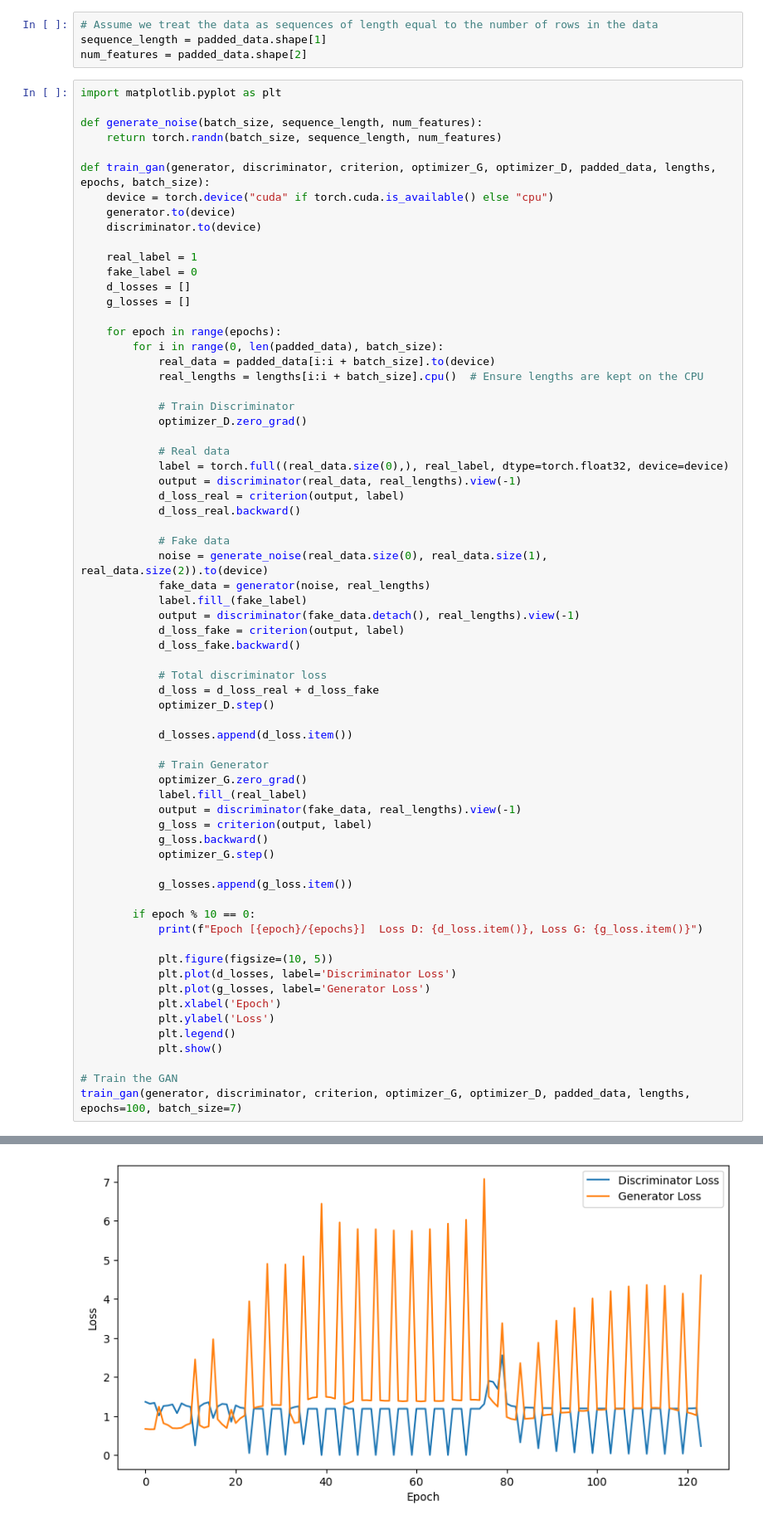
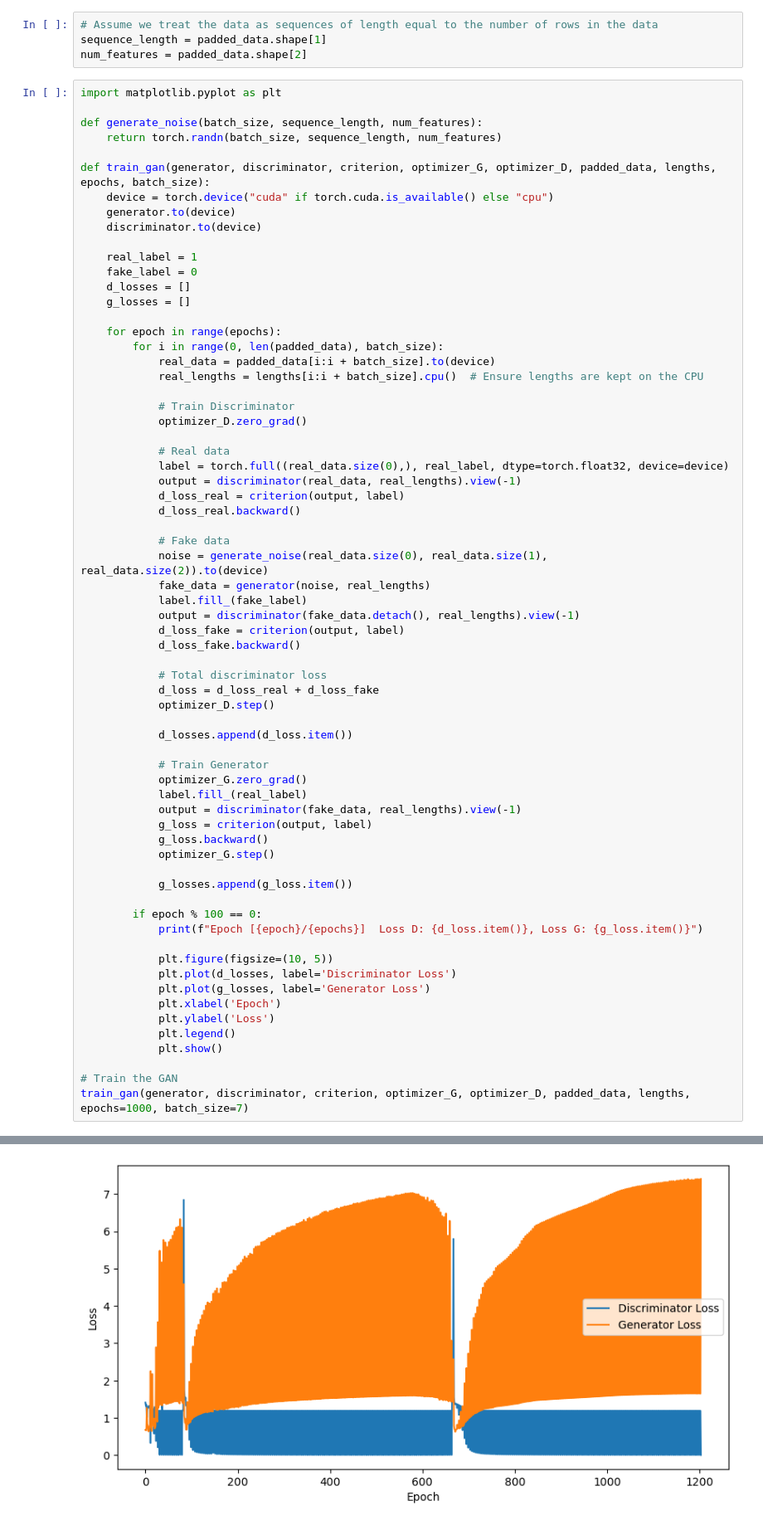
Before and after one commit to MarshallWylder/Kew, a Jupyter notebook: GAN2.ipynb, the cells around one changed output, grey strips where cells are left out. Shown at 83% size. Cells and saved outputs as stored; diff of their text form.

Commit message:
Unstable training

```diff
--- a/GAN2.ipynb
+++ b/GAN2.ipynb
@@ -325,7 +325,7 @@ def train_gan(generator, discriminator, criterion, optimizer_G, optimizer_D, pad
 
             g_losses.append(g_loss.item())
 
-        if epoch % 10 == 0:
+        if epoch % 100 == 0:
             print(f"Epoch [{epoch}/{epochs}]  Loss D: {d_loss.item()}, Loss G: {g_loss.item()}")
 
             plt.figure(figsize=(10, 5))
@@ -337,5 +337,5 @@ def train_gan(generator, discriminator, criterion, optimizer_G, optimizer_D, pad
             plt.show()
 
 # Train the GAN
-train_gan(generator, discriminator, criterion, optimizer_G, optimizer_D, padded_data, lengths, epochs=100, batch_size=7)
+train_gan(generator, discriminator, criterion, optimizer_G, optimizer_D, padded_data, lengths, epochs=1000, batch_size=7)
 # %% [output]
@@ -349 +349 @@ Epoch [30/100]  Loss D: 0.23399756848812103, Loss G: 4.60653829574585
-[figure, old version]
+[figure, new version]
```
Also changed, not shown: parts of 1 cell of this notebook.
